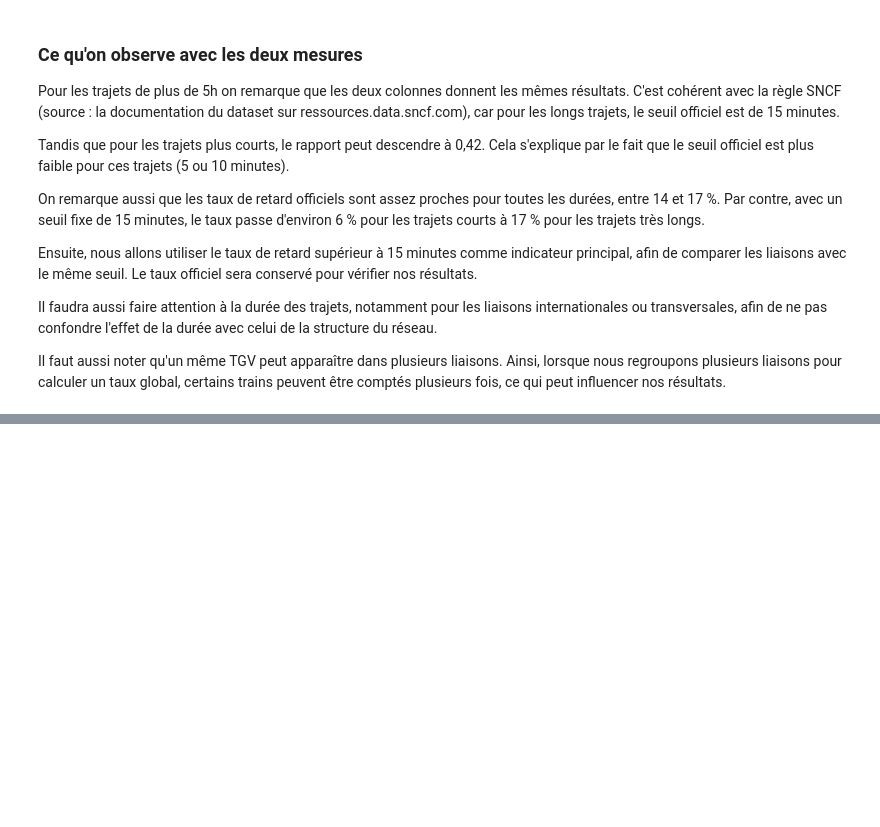
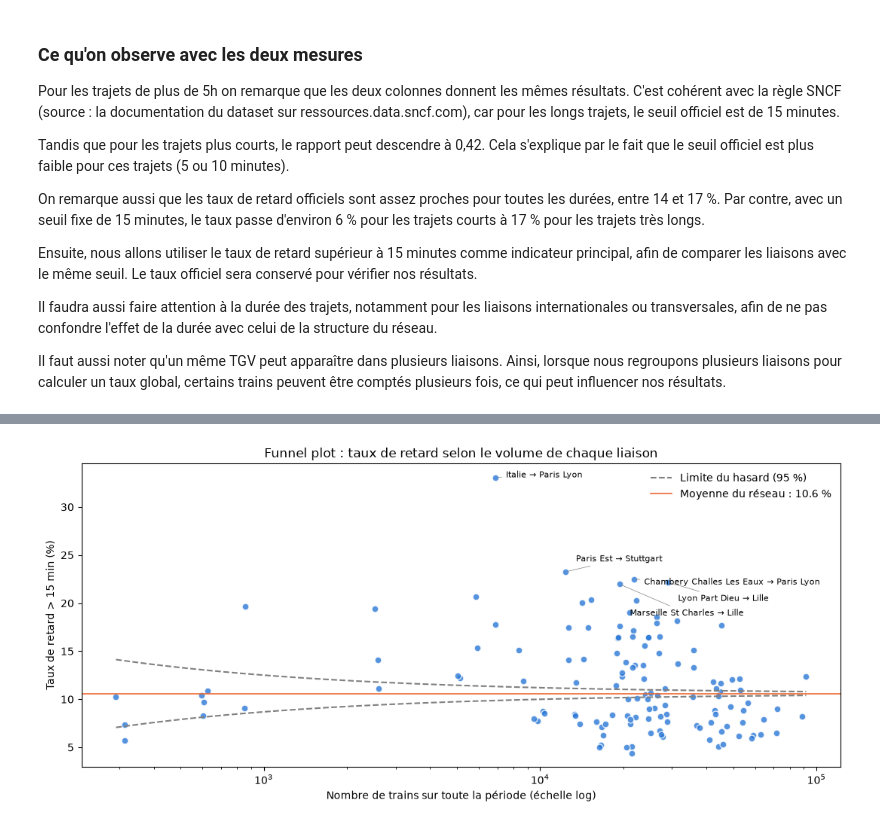
Before and after one commit to husseindakroube/IADATA701-PROJET, a Jupyter notebook: notebooks/02_eda_analyse.ipynb, the cells around one changed output, grey strips where cells are left out. Saved outputs shown, nothing was run; the diff lists cells and outputs as text; code cells hidden in the pictures; blank space fills up the shorter version.

```diff
--- a/notebooks/02_eda_analyse.ipynb
+++ b/notebooks/02_eda_analyse.ipynb
@@ -288,0 +528,50 @@ Il faut aussi noter qu'un même TGV peut apparaître dans plusieurs liaisons. Ai
+# %%
+
+import numpy as np
+
+# On calcule le taux de retard moyen pondéré de toutes les liaisons
+p0 = par_liaison["retards_15"].sum() / par_liaison["trains"].sum()
+
+# On calcule les limites à 95 % selon le nombre de trains
+n_range = np.logspace(
+    np.log10(par_liaison["trains"].min()),
+    np.log10(par_liaison["trains"].max()),
+    200,
+)
+
+ecart_type = np.sqrt(p0 * (1 - p0) / n_range)
+limite_haute = (p0 + 1.96 * ecart_type) * 100
+limite_basse = (p0 - 1.96 * ecart_type) * 100
+
+# On crée le graphique avec un point pour chaque liaison
+fig, ax = plt.subplots(figsize=(11, 5))
+
+ax.scatter(par_liaison["trains"], par_liaison["taux_15"],
+           s=40, color="#2a78d6", edgecolor="white", alpha=0.8)
+
+# On ajoute les deux limites et la moyenne du réseau
+ax.plot(n_range, limite_haute, color="gray", ls="--", label="Limite du hasard (95 %)")
+ax.plot(n_range, limite_basse, color="gray", ls="--")
+ax.axhline(p0 * 100, color="#eb6834", lw=1.2, label=f"Moyenne du réseau : {p0*100:.1f} %")
+
+# On affiche le nom des 5 liaisons avec les taux de retard les plus élevés
+decalages = {0: (10, 0), 1: (10, 10), 2: (10, -5), 3: (10, -18), 4: (10, -30)}
+for rang, (nom, ligne) in enumerate(par_liaison.nlargest(5, "taux_15").iterrows()):
+    ax.annotate(nom.title(),
+                (ligne["trains"], ligne["taux_15"]),
+                fontsize=8,
+                xytext=decalages[rang],
+                textcoords="offset points",
+                arrowprops=dict(arrowstyle="-", color="gray", lw=0.5))
+
+# On ajoute les titres des axes et la légende
+ax.set_xscale("log")
+ax.set_xlabel("Nombre de trains sur toute la période (échelle log)")
+ax.set_ylabel("Taux de retard > 15 min (%)")
+ax.set_title("Funnel plot : taux de retard selon le volume de chaque liaison")
+ax.legend(frameon=False, loc="upper right")
+
+plt.tight_layout()
+plt.show()
+# %% [output]
+[figure, added]
```
Also changed, not shown: parts of 18 cells of this notebook.
